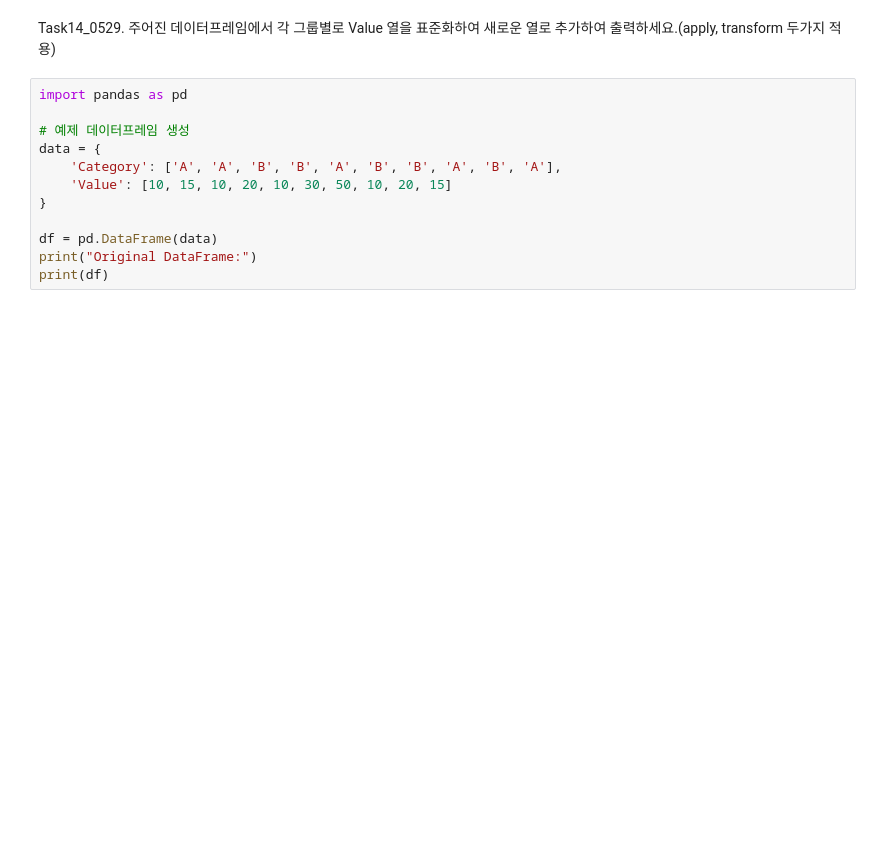
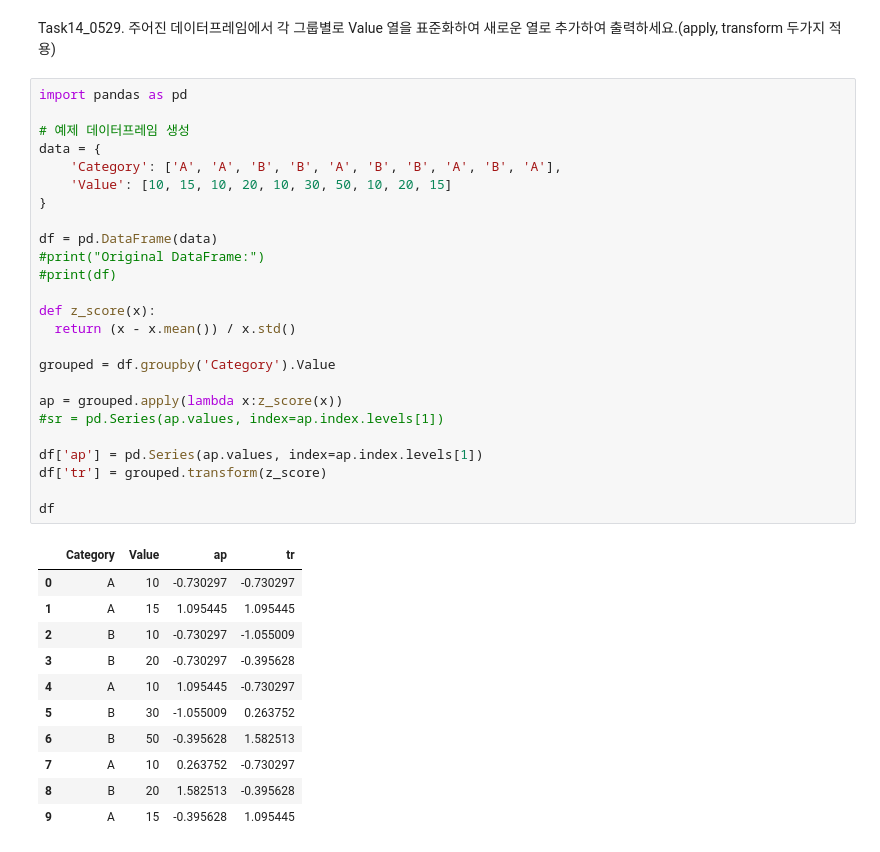
Before and after one commit to Kimhang-KDT/kita_2404, a Jupyter notebook: m3_분석 라이브러리/m3_20240529_Task.ipynb, the cells around one changed output. Drawn from its saved outputs; the diff is of its cells as text; blank space fills up the shorter version.

```diff
--- a/m3_분석 라이브러리/m3_20240529_Task.ipynb
+++ b/m3_분석 라이브러리/m3_20240529_Task.ipynb
@@ -292,12 +312,37 @@ Task14_0529. 주어진 데이터프레임에서 각 그룹별로 Value 열을
 # %%
 import pandas as pd
 
 # 예제 데이터프레임 생성
 data = {
     'Category': ['A', 'A', 'B', 'B', 'A', 'B', 'B', 'A', 'B', 'A'],
     'Value': [10, 15, 10, 20, 10, 30, 50, 10, 20, 15]
 }
 
 df = pd.DataFrame(data)
-print("Original DataFrame:")
-print(df)
+#print("Original DataFrame:")
+#print(df)
+
+def z_score(x):
+  return (x - x.mean()) / x.std()
+
+grouped = df.groupby('Category').Value
+
+ap = grouped.apply(lambda x:z_score(x))
+#sr = pd.Series(ap.values, index=ap.index.levels[1])
+
+df['ap'] = pd.Series(ap.values, index=ap.index.levels[1])
+df['tr'] = grouped.transform(z_score)
+
+df
+# %% [output]
+|  | Category | Value | ap | tr |
+| 0 | A | 10 | -0.730297 | -0.730297 |
+| 1 | A | 15 | 1.095445 | 1.095445 |
+| 2 | B | 10 | -0.730297 | -1.055009 |
+| 3 | B | 20 | -0.730297 | -0.395628 |
+| 4 | A | 10 | 1.095445 | -0.730297 |
+| 5 | B | 30 | -1.055009 | 0.263752 |
+| 6 | B | 50 | -0.395628 | 1.582513 |
+| 7 | A | 10 | 0.263752 | -0.730297 |
+| 8 | B | 20 | 1.582513 | -0.395628 |
+| 9 | A | 15 | -0.395628 | 1.095445 |
```
Also changed, not shown: parts of 2 cells of this notebook.
